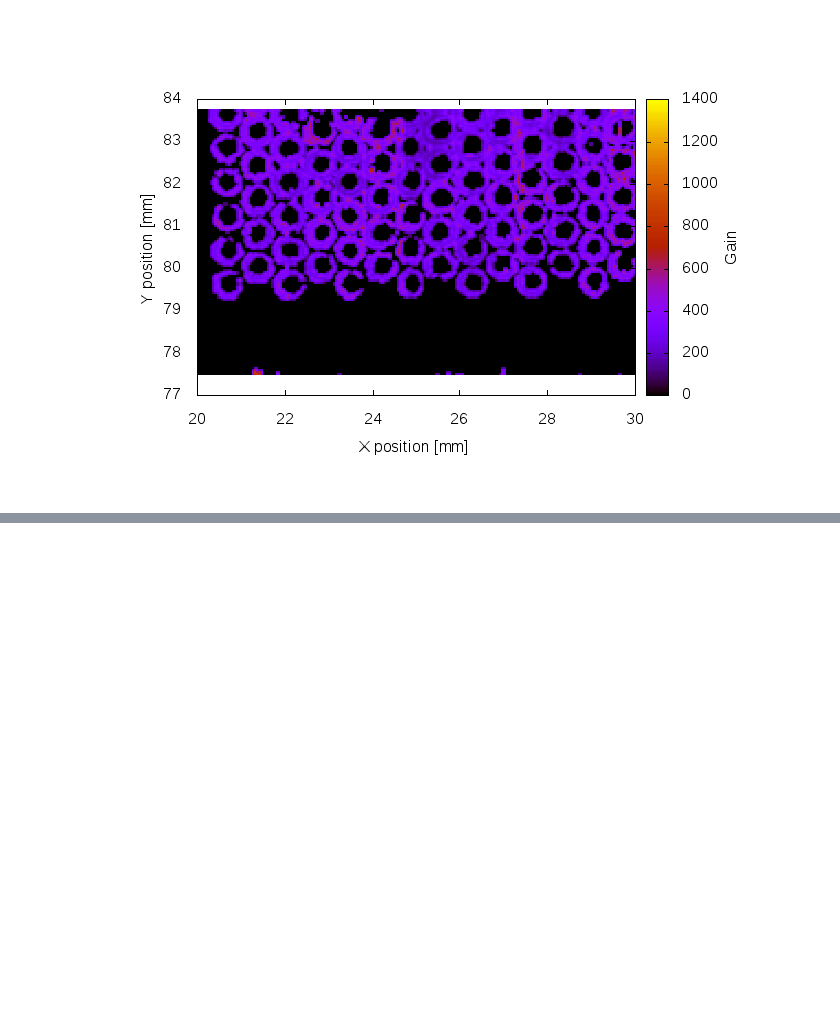
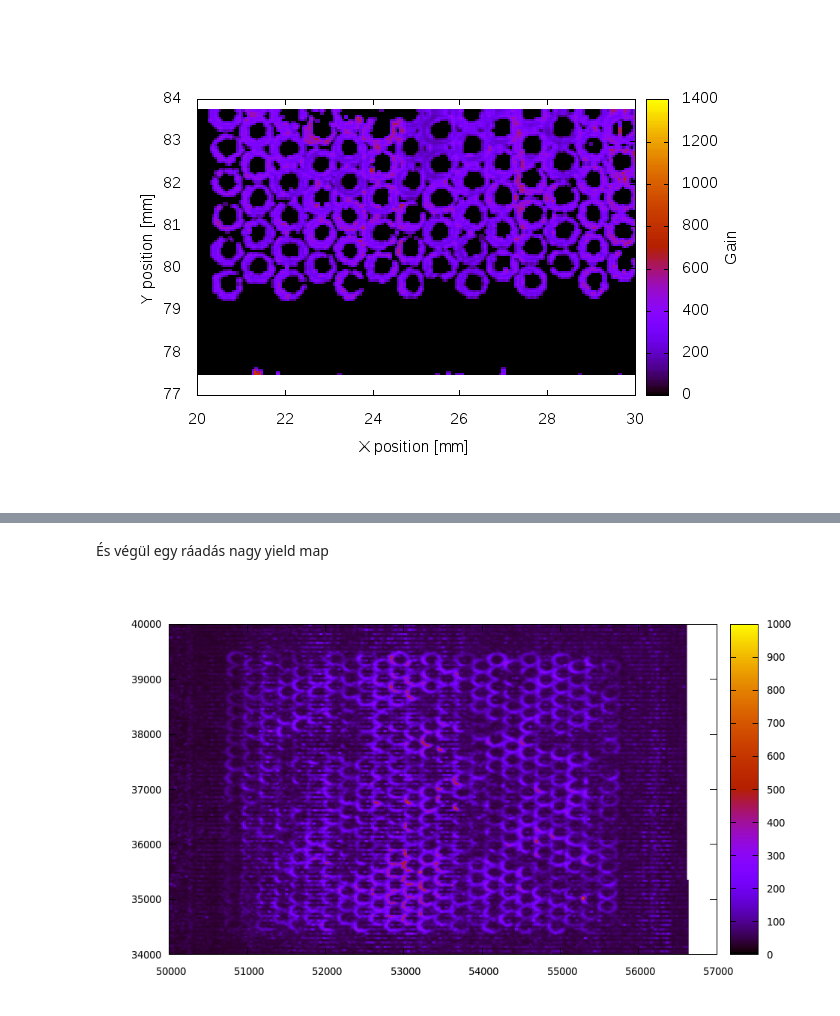
Before and after one commit to ggalgoczi/leopard, a Jupyter notebook: Tesztmérések.ipynb, the cells around one changed output, grey strips where cells are left out. Drawn from its saved outputs; the diff is of its cells as text; code cells hidden in the pictures; blank space fills up the shorter version.

```diff
--- a/Tesztmérések.ipynb
+++ b/Tesztmérések.ipynb
@@ -49,0 +76,9 @@ display(i,h,k)
+# %% [markdown]
+És végül egy ráadás nagy yield map
+# %%
+from IPython.display import Image
+from IPython.display import display
+h = Image(filename='nagymap.png')
+display(h)
+# %% [output]
+[figure, added]
```
Also changed, not shown: parts of 4 cells of this notebook.
